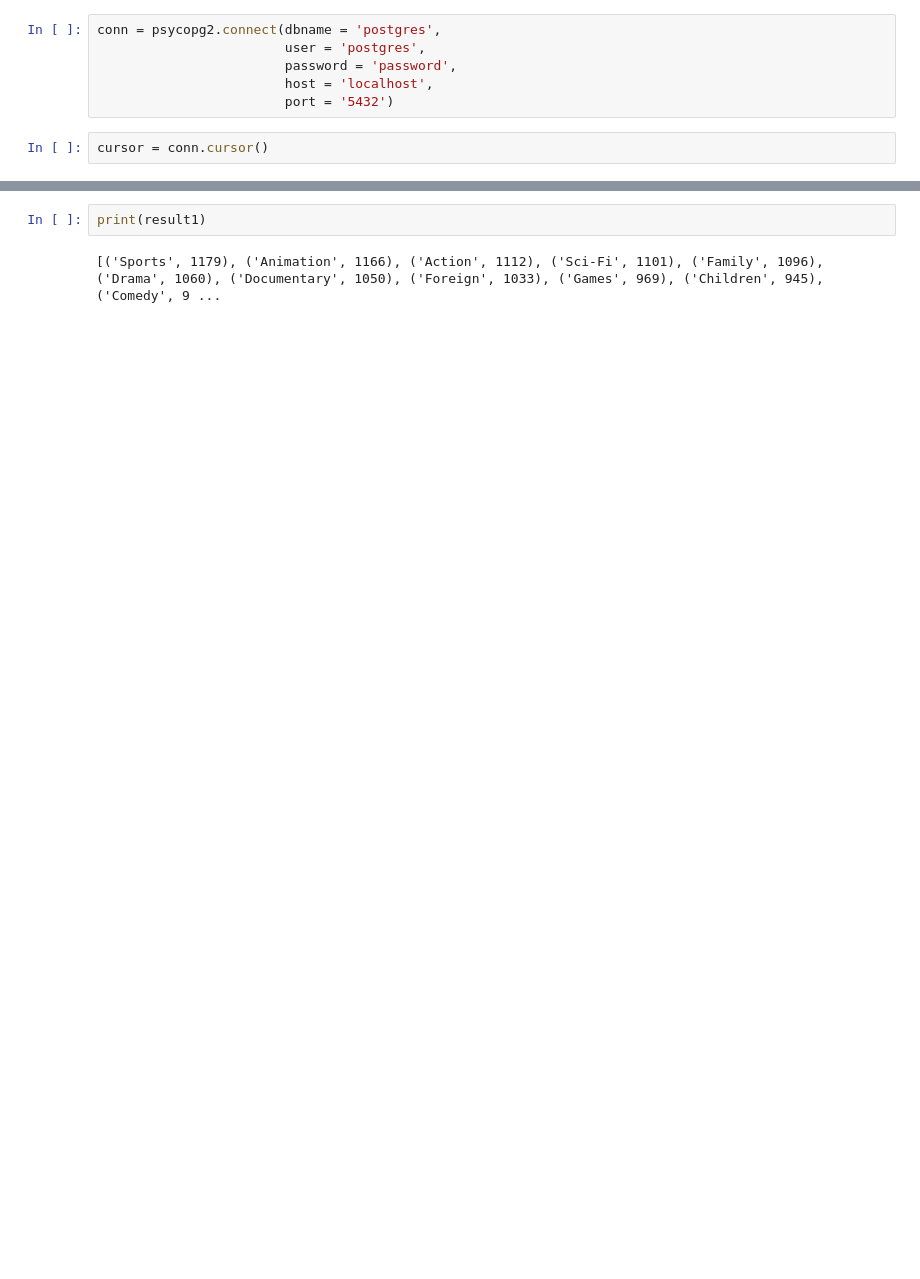
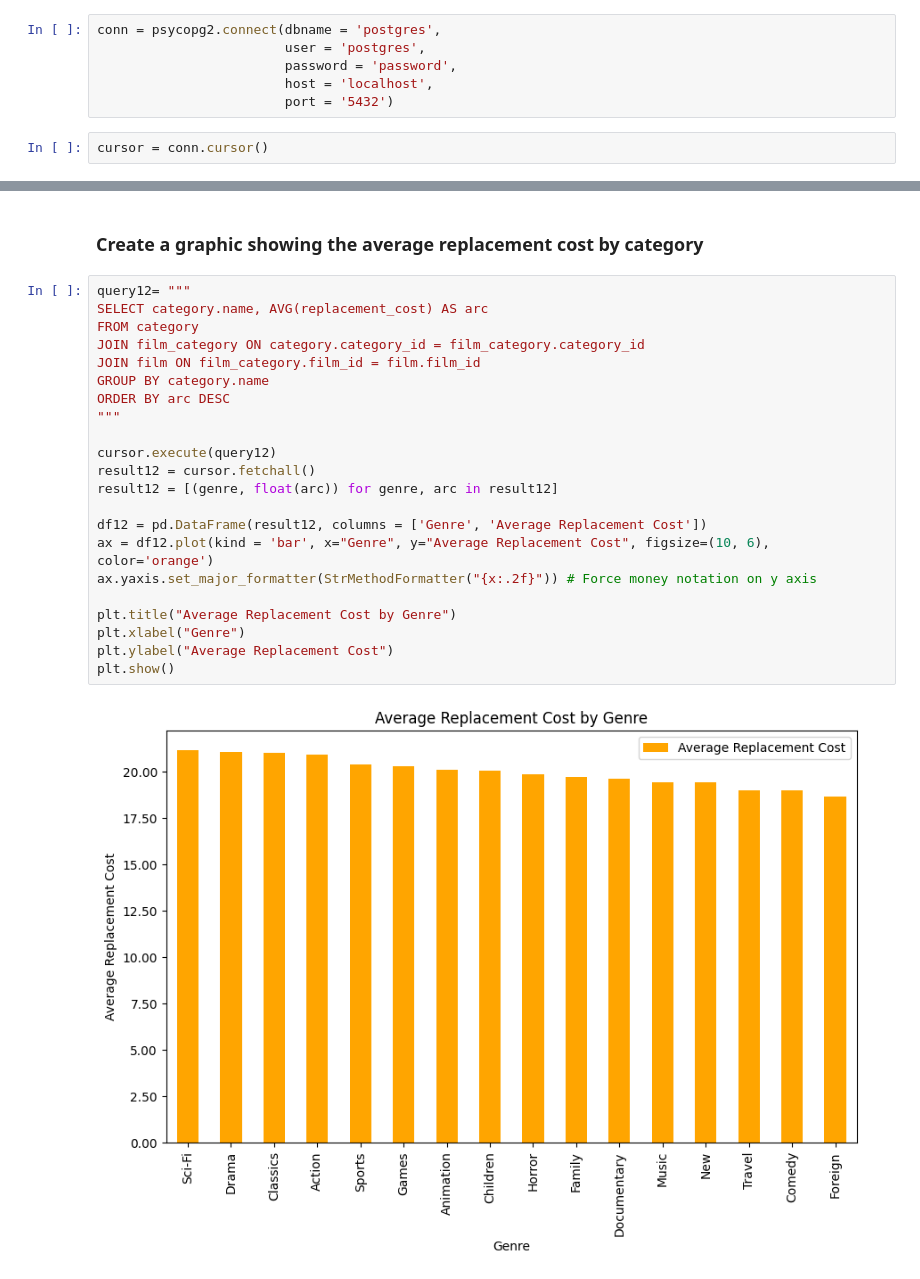
Before and after one commit to York-Solutions-B2E/andrew-kane-pagila-assignment, a Jupyter notebook: SQL-queries.ipynb, the cells around one changed output, grey strips where cells are left out. Drawn from its saved outputs; the diff is of its cells as text; blank space fills up the shorter version.

```diff
--- a/SQL-queries.ipynb
+++ b/SQL-queries.ipynb
@@ -28,4 +292,26 @@ result1 = cursor.fetchall()
-# %%
-print(result1)
-# %% [output]
-[('Sports', 1179), ('Animation', 1166), ('Action', 1112), ('Sci-Fi', 1101), ('Family', 1096), ('Drama', 1060), ('Documentary', 1050), ('Foreign', 1033), ('Games', 969), ('Children', 945), ('Comedy', 9 ...
+# %% [markdown]
+### Create a graphic showing the average replacement cost by category
+# %%
+query12= """
+SELECT category.name, AVG(replacement_cost) AS arc
+FROM category
+JOIN film_category ON category.category_id = film_category.category_id
+JOIN film ON film_category.film_id = film.film_id
+GROUP BY category.name
+ORDER BY arc DESC
+"""
+
+cursor.execute(query12)
+result12 = cursor.fetchall()
+result12 = [(genre, float(arc)) for genre, arc in result12]
+
+df12 = pd.DataFrame(result12, columns = ['Genre', 'Average Replacement Cost'])
+ax = df12.plot(kind = 'bar', x="Genre", y="Average Replacement Cost", figsize=(10, 6), color='orange')
+ax.yaxis.set_major_formatter(StrMethodFormatter("{x:.2f}")) # Force money notation on y axis
+
+plt.title("Average Replacement Cost by Genre")
+plt.xlabel("Genre")
+plt.ylabel("Average Replacement Cost")
+plt.show()
+# %% [output]
+[figure, added]
```
Also changed, not shown: parts of 26 cells of this notebook.
